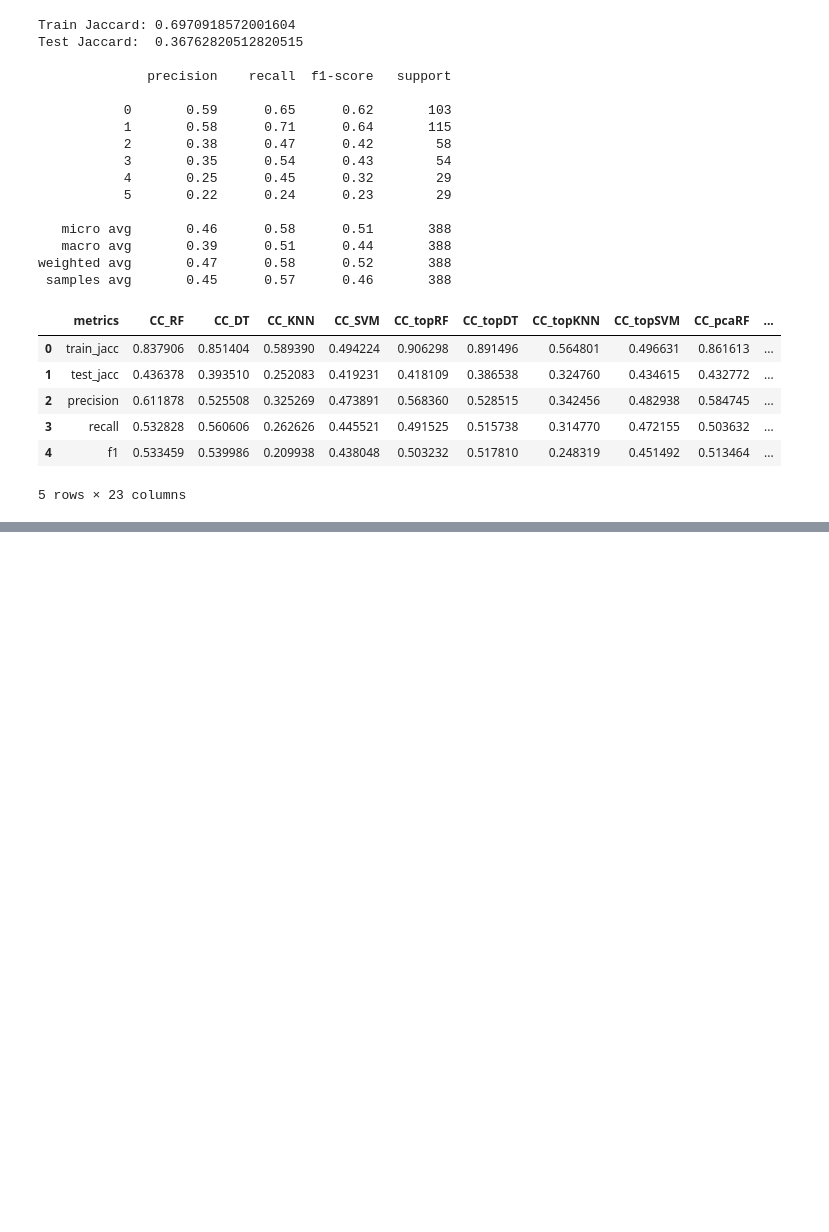
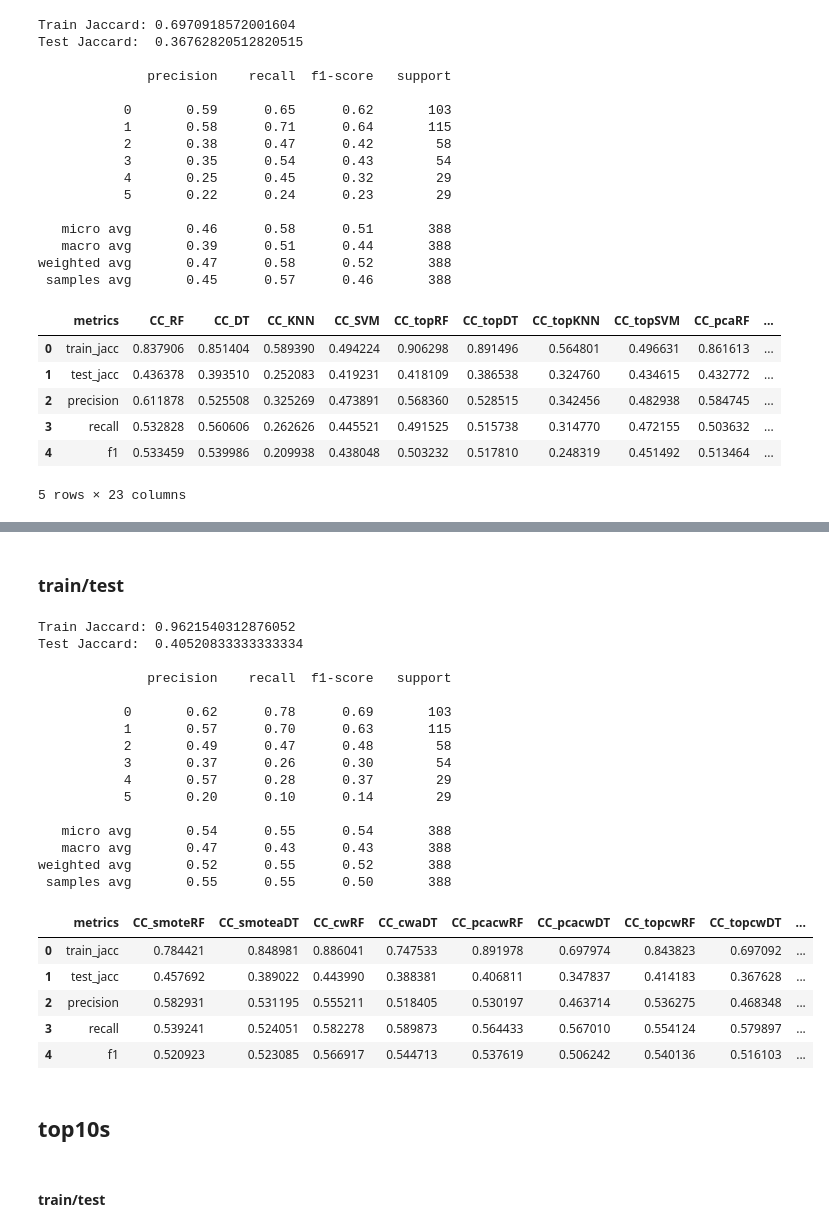
Before and after one commit to alainareeba/BIOL3340_EnzymeClassification, a Jupyter notebook: notebooks/enzymes_classifierchain.ipynb, the cells around one changed output, grey strips where cells are left out. Cells and saved outputs as stored; diff of their text form; code cells hidden in the pictures; blank space fills up the shorter version.

Commit message:
XGBoost

```diff
--- a/notebooks/enzymes_classifierchain.ipynb
+++ b/notebooks/enzymes_classifierchain.ipynb
@@ -2254,0 +2279,69 @@ weighted avg       0.47      0.58      0.52       388
+# %% [markdown]
+### train/test
+# %%
+X = df[list(df.columns)[1:-7]]
+Y = df[list(df.columns)[-6:]]
+
+X_train, X_test, Y_train, Y_test = train_test_split(X, Y, test_size=0.2, random_state=1205)
+# %%
+xgb = xgboost.XGBClassifier(n_estimators=100,
+                            max_depth=8,
+                            random_state=1205)
+
+#xgb.fit(X_train,Y_train)
+
+#y_pred = xgb.predict(X_test)
+
+
+chain = ClassifierChain(xgb, order='random', random_state=1205)
+
+y_pred=chain.fit(X_train, Y_train).predict(X_test)
+y_prob=chain.predict_proba(X_test)
+
+
+# Predictions
+Y_pred_train = chain.predict(X_train)
+#Y_pred_test = chain.predict(X_test)
+
+# Jaccard Score
+train_jaccard = jaccard_score(Y_train, Y_pred_train, average="samples")
+test_jaccard = jaccard_score(Y_test, y_pred, average="samples")
+
+print(f"Train Jaccard: {train_jaccard}")
+print(f"Test Jaccard:  {test_jaccard}\n")
+
+print(classification_report(Y_test,y_pred),"\n\n")
+
+metrics_df["CC_XGB"] = [train_jaccard, test_jaccard,
+                    precision_score(Y_test, y_pred,average="weighted"), #'precision'
+                    recall_score(Y_test, y_pred,average="weighted"), #'recall'
+                    f1_score(Y_test, y_pred,average="weighted")]
+
+metrics_df[['metrics']+list(metrics_df.columns)[-10:]]
+# %% [output]
+Train Jaccard: 0.9621540312876052
+Test Jaccard:  0.40520833333333334
+
+              precision    recall  f1-score   support
+
+           0       0.62      0.78      0.69       103
+           1       0.57      0.70      0.63       115
+           2       0.49      0.47      0.48        58
+           3       0.37      0.26      0.30        54
+           4       0.57      0.28      0.37        29
+           5       0.20      0.10      0.14        29
+
+   micro avg       0.54      0.55      0.54       388
+   macro avg       0.47      0.43      0.43       388
+weighted avg       0.52      0.55      0.52       388
+ samples avg       0.55      0.55      0.50       388
+|  | metrics | CC_smoteRF | CC_smoteaDT | CC_cwRF | CC_cwaDT | CC_pcacwRF | CC_pcacwDT | CC_topcwRF | CC_topcwDT | ... |
+| 0 | train_jacc | 0.784421 | 0.848981 | 0.886041 | 0.747533 | 0.891978 | 0.697974 | 0.843823 | 0.697092 | ... |
+| 1 | test_jacc | 0.457692 | 0.389022 | 0.443990 | 0.388381 | 0.406811 | 0.347837 | 0.414183 | 0.367628 | ... |
+| 2 | precision | 0.582931 | 0.531195 | 0.555211 | 0.518405 | 0.530197 | 0.463714 | 0.536275 | 0.468348 | ... |
+| 3 | recall | 0.539241 | 0.524051 | 0.582278 | 0.589873 | 0.564433 | 0.567010 | 0.554124 | 0.579897 | ... |
+| 4 | f1 | 0.520923 | 0.523085 | 0.566917 | 0.544713 | 0.537619 | 0.506242 | 0.540136 | 0.516103 | ... |
+# %% [markdown]
+## top10s
+# %% [markdown]
+#### train/test
```
Also changed, not shown: parts of 14 cells of this notebook.
